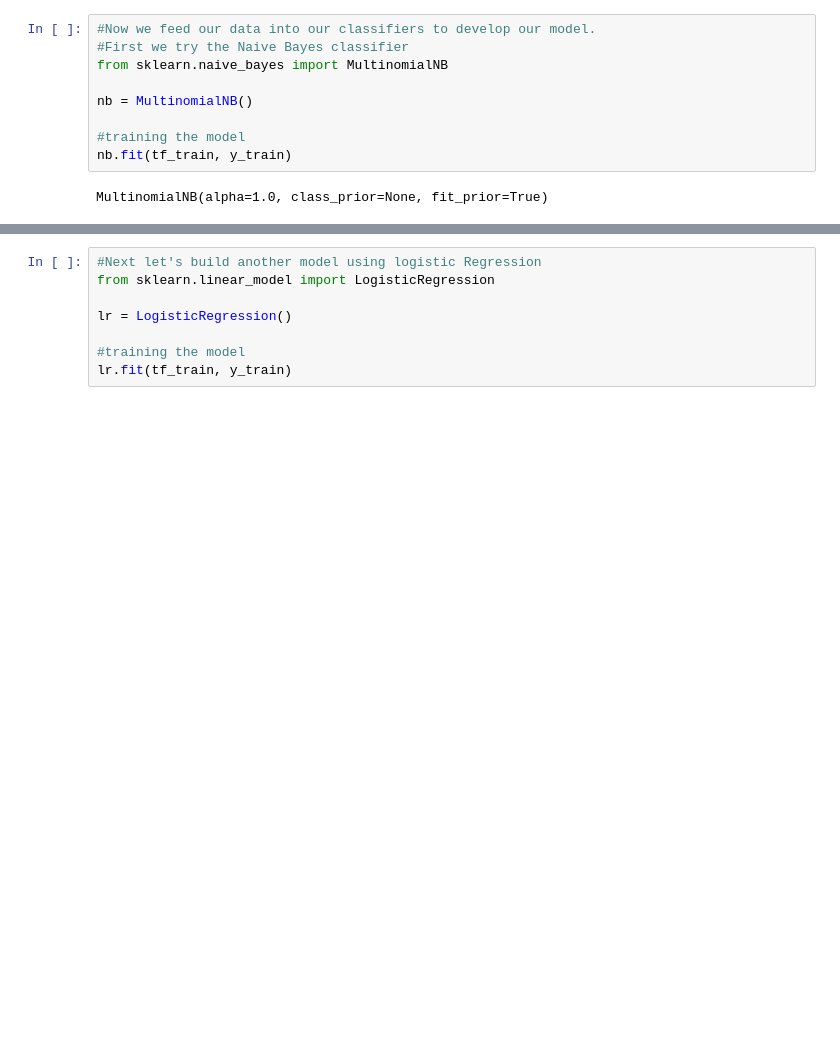
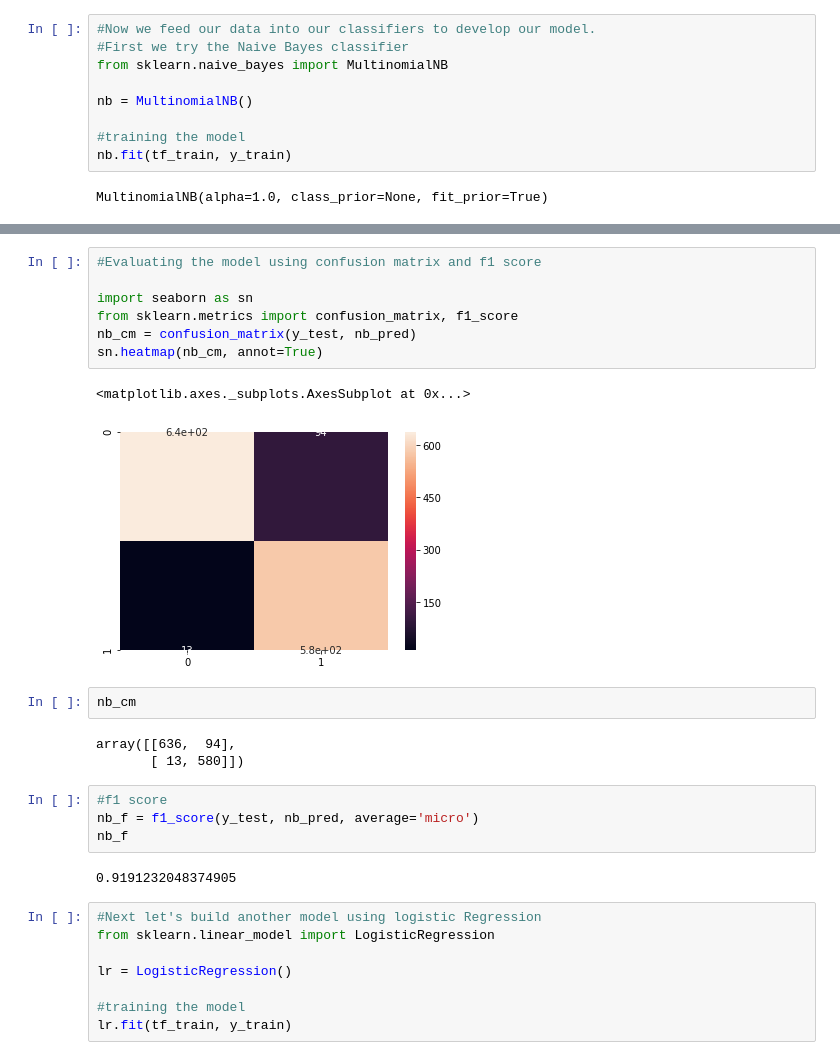
Before and after one commit to niel98/Fake-News-Detection, a Jupyter notebook: fake news project alpha.ipynb, the cells around one changed output, grey strips where cells are left out. Saved outputs shown, nothing was run; the diff lists cells and outputs as text; blank space fills up the shorter version.

Commit message:
Model Evaluation using confusion matrix et al

```diff
--- a/fake news project alpha.ipynb
+++ b/fake news project alpha.ipynb
@@ -277,3 +278,24 @@ accuracy: 0.927
+# %%
+#Evaluating the model using confusion matrix and f1 score
+
+import seaborn as sn
+from sklearn.metrics import confusion_matrix, f1_score
+nb_cm = confusion_matrix(y_test, nb_pred)
+sn.heatmap(nb_cm, annot=True)
+# %% [output]
+<matplotlib.axes._subplots.AxesSubplot at 0x...>
+[figure, added]
+# %%
+nb_cm
+# %% [output]
+array([[636,  94],
+       [ 13, 580]])
+# %%
+#f1 score
+nb_f = f1_score(y_test, nb_pred, average='micro')
+nb_f
+# %% [output]
+0.9191232048374905
 # %%
 #Next let's build another model using logistic Regression
 from sklearn.linear_model import LogisticRegression
```
Also changed, not shown: parts of 18 cells of this notebook.
